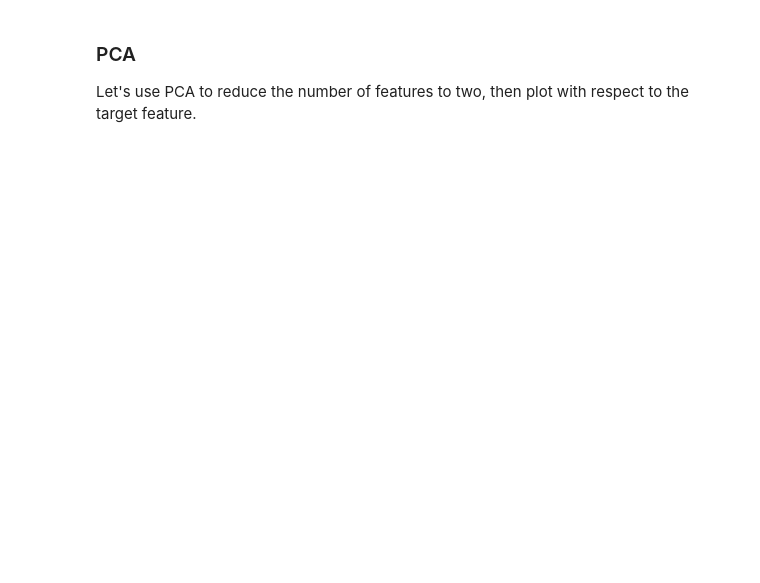
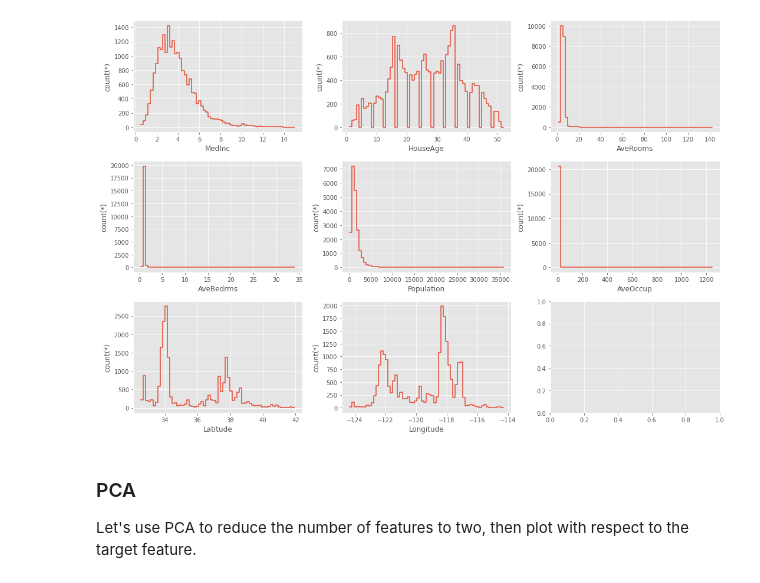
Before and after one commit to orchest/orchest, a Jupyter notebook: explore-data.ipynb, the cells around one changed output. Cells and saved outputs as stored; diff of their text form; code cells hidden in the pictures; blank space fills up the shorter version.

```diff
--- a/explore-data.ipynb
+++ b/explore-data.ipynb
@@ -8,8 +13,9 @@ from sklearn.preprocessing import StandardScaler
 # %%
-# get the data from the previous step
-data = orchest.get_inputs()
-data, target = data[0]
+# Retrieve the data from the previous step.
+data = orchest.get_inputs()  # data = [(df_data, df_target)]
+df_data, df_target = data[0]
+
+# Convert the pandas dataframes to vaex dataframes.
+data, target = vx.from_pandas(df_data), vx.from_pandas(df_target)
-# %%
-data, target = vx.from_pandas(data), vx.from_pandas(target)
 # %%
 data.head()
@@ -20,7 +74,16 @@ data.describe()
-# %%
-for col in data.columns.keys():
-    data.plot1d(col, shape=(64))
-    plt.show()
+# %%
+# Plot the counts for the different features to see how they are
+# distributed.
+plt.style.use('ggplot')
+fig, axs = plt.subplots(3, 3, figsize=(15, 10))
+
+for i, col in enumerate(data.column_names):
+    plt.sca(axs[i//3][i%3])
+    data.plot1d(col, shape=(64))
+
+plt.show()
+# %% [output]
+[figure, added]
 # %% [markdown]
 ### PCA
 Let's use PCA to reduce the number of features to two, then plot with respect to the target feature.
```
Also changed, not shown: parts of 8 cells of this notebook, 7 other files.
